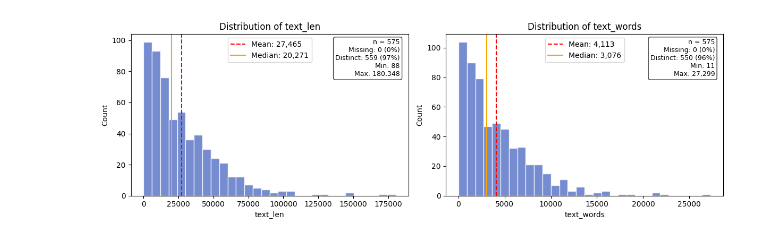
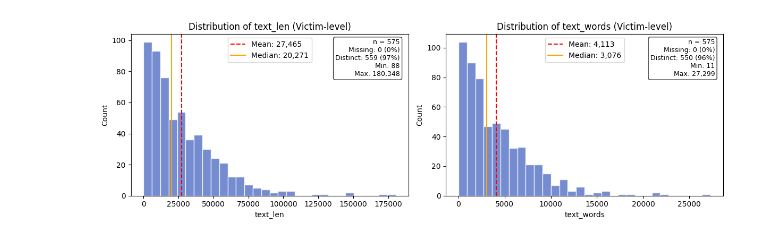
Before and after one commit to xingyuanzhao-project/messy_text, a Jupyter notebook: opr_1.1_aggtxt.ipynb, the cells around one changed output. Drawn from its saved outputs; the diff is of its cells as text; code cells hidden in the pictures.

```diff
--- a/opr_1.1_aggtxt.ipynb
+++ b/opr_1.1_aggtxt.ipynb
@@ -58,33 +72,33 @@ for ax, col in zip(axes, ['text_len', 'text_words']):
     data = df_agg[col].dropna()
 
     # Plot histogram
     ax.hist(data, bins=30, color='#5470c6', edgecolor='white', alpha=0.8)
 
     # Add mean and median lines
     mean_val = data.mean()
     median_val = data.median()
     ax.axvline(mean_val, color='red', linestyle='--', linewidth=1.5, label=f'Mean: {mean_val:,.0f}')
     ax.axvline(median_val, color='orange', linestyle='-', linewidth=1.5, label=f'Median: {median_val:,.0f}')
 
     # Stats text
     stats_text = (
         f"n = {len(data)}\n"
         f"Missing: {df_agg[col].isna().sum()} ({df_agg[col].isna().mean()*100:.0f}%)\n"
         f"Distinct: {data.nunique()} ({data.nunique()/len(data)*100:.0f}%)\n"
         f"Min: {data.min():,.0f}\n"
         f"Max: {data.max():,.0f}"
     )
     ax.text(0.97, 0.97, stats_text, transform=ax.transAxes, fontsize=9,
             verticalalignment='top', horizontalalignment='right',
             bbox=dict(boxstyle='round', facecolor='white', alpha=0.8))
 
     ax.set_xlabel(col)
     ax.set_ylabel('Count')
-    ax.set_title(f'Distribution of {col}')
+    ax.set_title(f'Distribution of {col} (Victim-level)')
     ax.legend(loc='upper center')
 
 plt.tight_layout()
-plt.savefig('plots/text_length_distribution.png', dpi=150, bbox_inches='tight')
+plt.savefig('plots/text_length_distribution_by_victim.png', dpi=150, bbox_inches='tight')
 plt.show()
 # %% [output]
-[figure, old version]
+[figure, new version]
```
Also changed, not shown: parts of 2 cells of this notebook, 47 other files.
